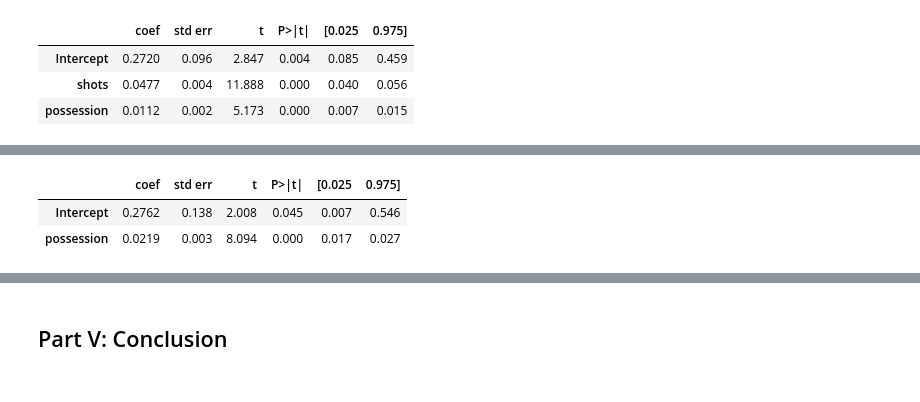
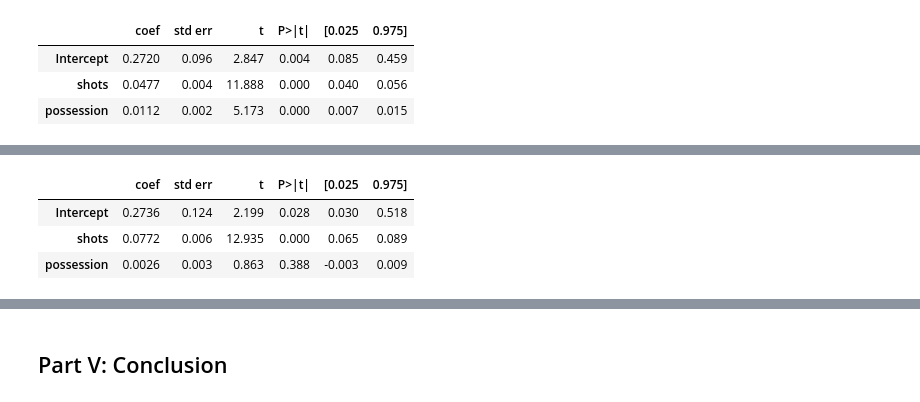
Before and after one commit to shhaady/shhaady.github.io, a Jupyter notebook: Final Tutorial.ipynb, the cells around one changed output, grey strips where cells are left out. Saved outputs shown, nothing was run; the diff lists cells and outputs as text; code cells hidden in the pictures.

```diff
--- a/Final Tutorial.ipynb
+++ b/Final Tutorial.ipynb
@@ -360,6 +374,6 @@ possession_only_table
 # %%
-possession_reg_data_old = smf.ols(formula='point ~ possession', data=old_data).fit()
-print(possession_reg_data_old.summary())
+new_reg = smf.ols(formula='point ~ shots + possession', data=new_data).fit()
+print(new_reg.summary())
 # %% [output]
                             OLS Regression Results
 ==============================================================================
@@ -379,9 +393,10 @@ Covariance Type:            nonrobust
 Warnings:
 [1] Standard Errors assume that the covariance matrix of the errors is correctly specified.
 # %%
-possession_only_old_table = pd.read_html(possession_reg_data_old.summary().tables[1].as_html(),header=0,index_col=0)[0]
-possession_only_old_table
+new_table = pd.read_html(new_reg.summary().tables[1].as_html(),header=0,index_col=0)[0]
+new_table
 # %% [output]
 |  | coef | std err | t | P>|t| | [0.025 | 0.975] |
-| Intercept | 0.2762 | 0.138 | 2.008 | 0.045 | 0.007 | 0.546 |
-| possession | 0.0219 | 0.003 | 8.094 | 0.000 | 0.017 | 0.027 |
+| Intercept | 0.2736 | 0.124 | 2.199 | 0.028 | 0.030 | 0.518 |
+| shots | 0.0772 | 0.006 | 12.935 | 0.000 | 0.065 | 0.089 |
+| possession | 0.0026 | 0.003 | 0.863 | 0.388 | -0.003 | 0.009 |
```
Also changed, not shown: parts of 11 cells of this notebook, 1 other file.
